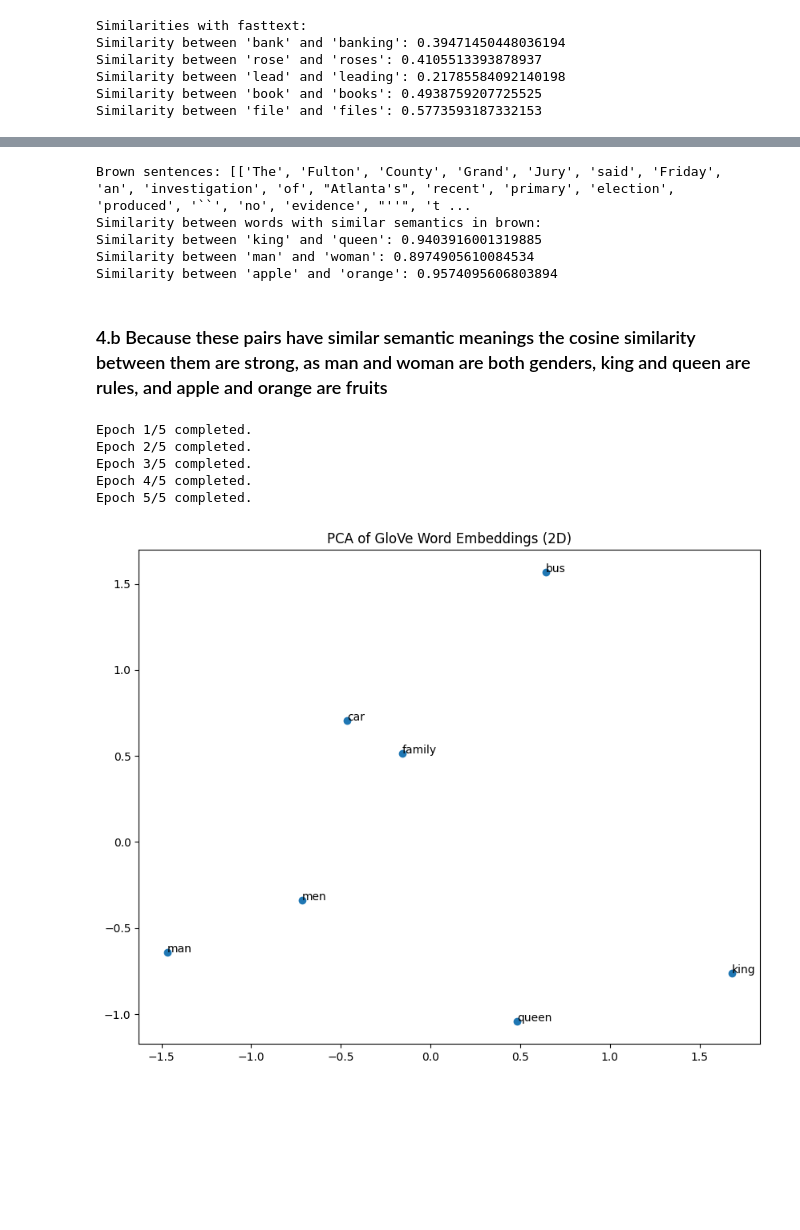
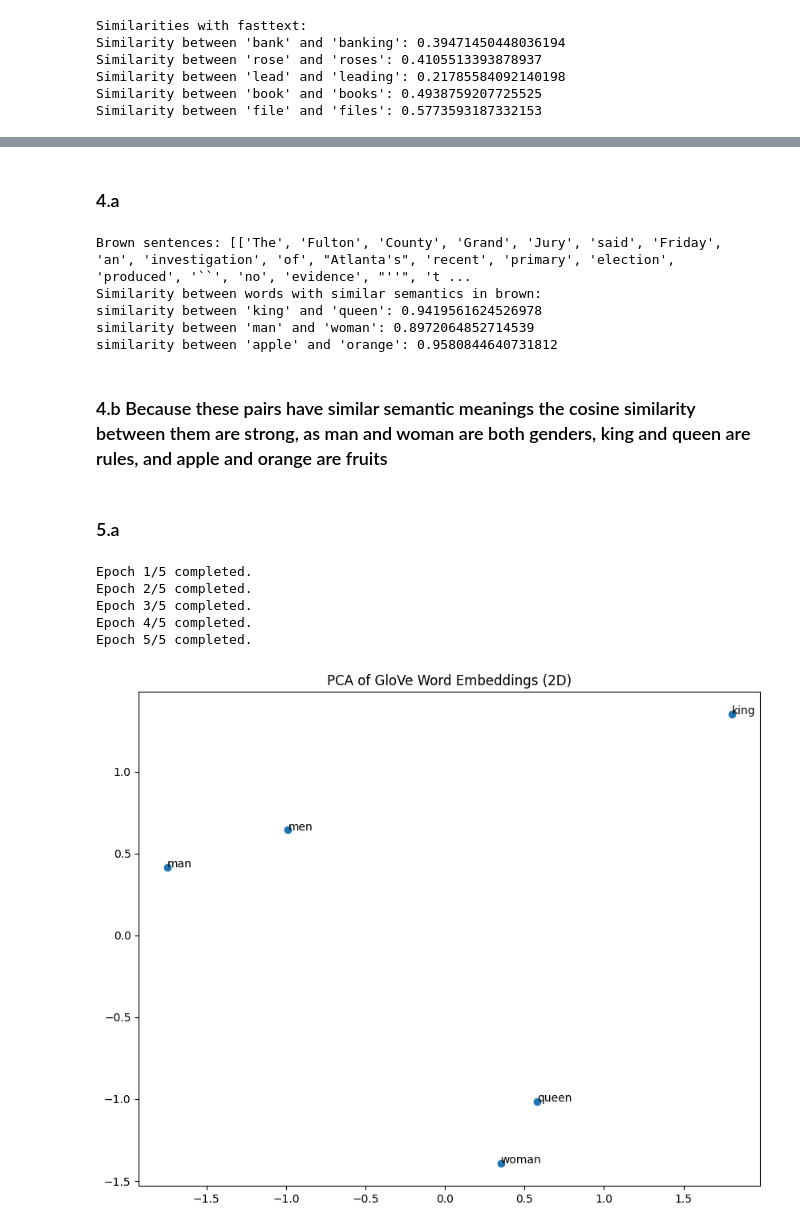
Before and after one commit to ofirbeck/hw2-nlp, a Jupyter notebook: hw2.ipynb, the cells around one changed output, grey strips where cells are left out. Saved outputs shown, nothing was run; the diff lists cells and outputs as text; code cells hidden in the pictures; blank space fills up the shorter version.

```diff
--- a/hw2.ipynb
+++ b/hw2.ipynb
@@ -193,3 +208,5 @@ Similarity between 'file' and 'files': 0.5773593187332153
+# %% [markdown]
+### 4.a
 # %%
 # use the brown corpus to train word2vec
 brown_sentences = nltk.corpus.brown.sents()
@@ -197,16 +214,23 @@ print("Brown sentences:", brown_sentences)
 brown_model = train_word2vec_model(brown_sentences, sg=1, window_size=3, epochs=5)
 words_to_compare_brown = {"king": "queen", "man": "woman", "apple": "orange"}
 
+def get_words_simlarity(model, words_dict):
+    for word1, word2 in words_dict.items():
+        similarity = model.wv.similarity(word1, word2)
+        print(f"similarity between '{word1}' and '{word2}': {similarity}")
+
 print("Similarity between words with similar semantics in brown:")
 get_words_simlarity(brown_model, words_to_compare_brown)
 # %% [output]
 Brown sentences: [['The', 'Fulton', 'County', 'Grand', 'Jury', 'said', 'Friday', 'an', 'investigation', 'of', "Atlanta's", 'recent', 'primary', 'election', 'produced', '``', 'no', 'evidence', "''", 't ...
 Similarity between words with similar semantics in brown:
-Similarity between 'king' and 'queen': 0.9403916001319885
-Similarity between 'man' and 'woman': 0.8974905610084534
-Similarity between 'apple' and 'orange': 0.9574095606803894
+similarity between 'king' and 'queen': 0.9419561624526978
+similarity between 'man' and 'woman': 0.8972064852714539
+similarity between 'apple' and 'orange': 0.9580844640731812
 # %% [markdown]
 ### 4.b Because these pairs have similar semantic meanings the cosine similarity between them are strong, as man and woman are both genders, king and queen are rules, and apple and orange are fruits
+# %% [markdown]
+### 5.a
 # %%
 from glove import GloVe
 glove_model = GloVe(
@@ -225,7 +249,7 @@ Epoch 4/5 completed.
 Epoch 5/5 completed.
 # %%
 from glove import visualize_embeddings_with_pca
-words_to_visualize = ["king", "queen", "man", "car", "bus", "men", "family"]
+words_to_visualize = ["man", "men", "king", "queen", "woman"]
 visualize_embeddings_with_pca(glove_model, words_to_visualize)
 # %% [output]
-[figure, old version]
+[figure, new version]
```
Also changed, not shown: parts of 17 cells of this notebook.
